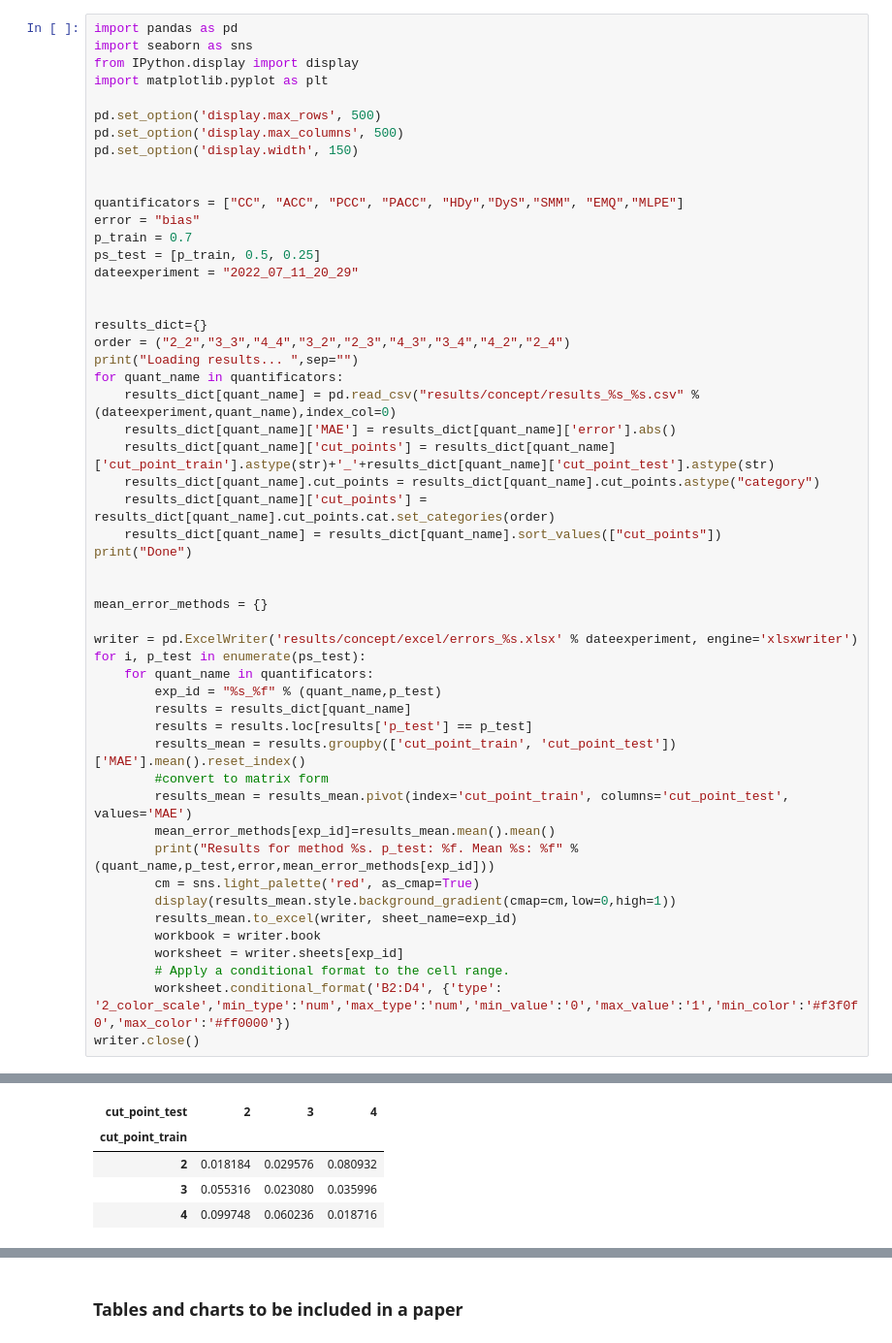
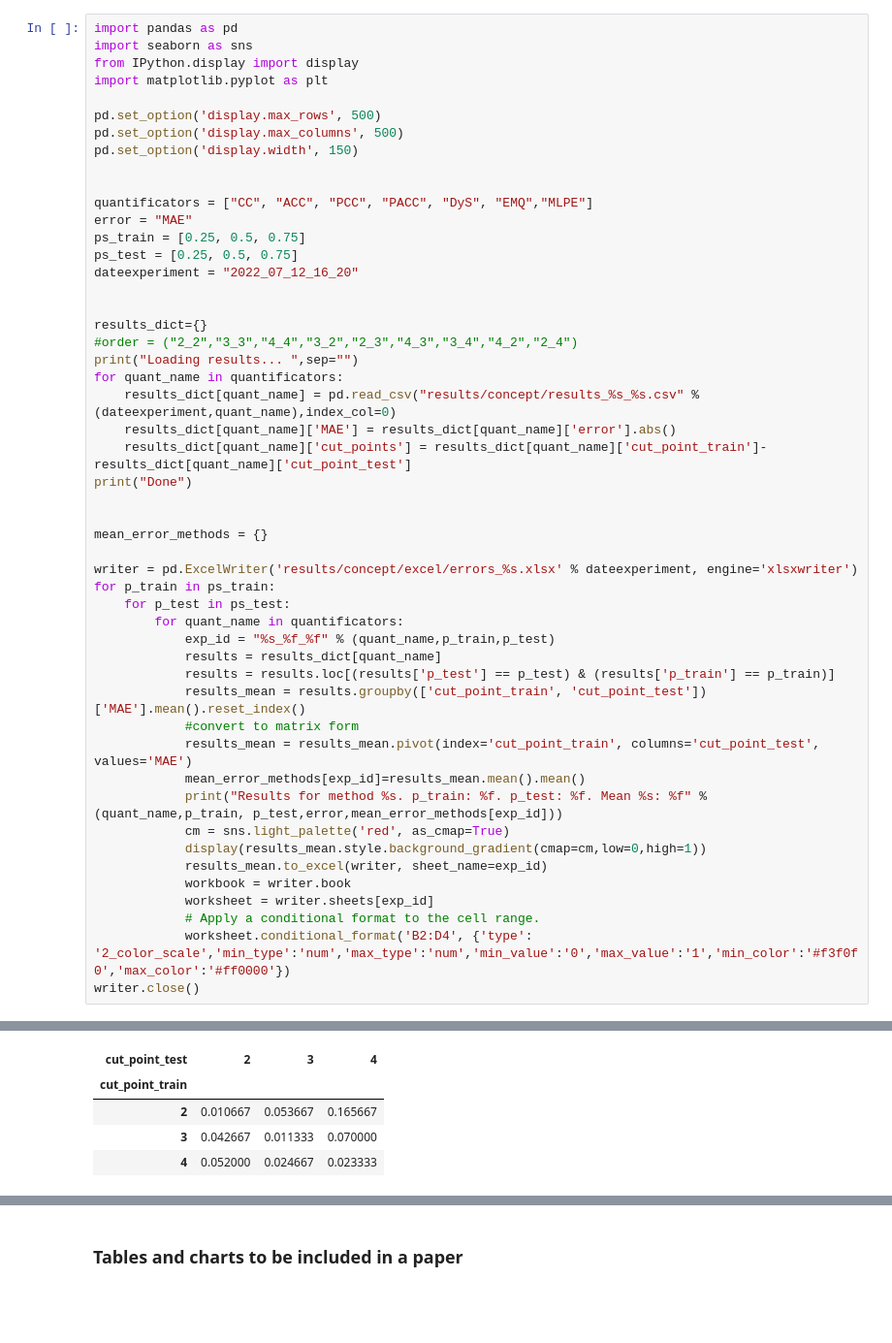
Before and after one commit to pglez82/quant_datasetshift, a Jupyter notebook: analyze_results_concept.ipynb, the cells around one changed output, grey strips where cells are left out. Shown at 97% size. Drawn from its saved outputs; the diff is of its cells as text; blank space fills up the shorter version.

```diff
--- a/analyze_results_concept.ipynb
+++ b/analyze_results_concept.ipynb
@@ -9,46 +9,44 @@ pd.set_option('display.max_columns', 500)
 pd.set_option('display.width', 150)
 
 
-quantificators = ["CC", "ACC", "PCC", "PACC", "HDy","DyS","SMM", "EMQ","MLPE"]
-error = "bias"
-p_train = 0.7
-ps_test = [p_train, 0.5, 0.25]
-dateexperiment = "2022_07_11_20_29"
+quantificators = ["CC", "ACC", "PCC", "PACC", "DyS", "EMQ","MLPE"]
+error = "MAE"
+ps_train = [0.25, 0.5, 0.75]
+ps_test = [0.25, 0.5, 0.75]
+dateexperiment = "2022_07_12_16_20"
 
 
 results_dict={}
-order = ("2_2","3_3","4_4","3_2","2_3","4_3","3_4","4_2","2_4")
+#order = ("2_2","3_3","4_4","3_2","2_3","4_3","3_4","4_2","2_4")
 print("Loading results... ",sep="")
 for quant_name in quantificators:
     results_dict[quant_name] = pd.read_csv("results/concept/results_%s_%s.csv" % (dateexperiment,quant_name),index_col=0)
     results_dict[quant_name]['MAE'] = results_dict[quant_name]['error'].abs()
-    results_dict[quant_name]['cut_points'] = results_dict[quant_name]['cut_point_train'].astype(str)+'_'+results_dict[quant_name]['cut_point_test'].astype(str)
-    results_dict[quant_name].cut_points = results_dict[quant_name].cut_points.astype("category")
-    results_dict[quant_name]['cut_points'] = results_dict[quant_name].cut_points.cat.set_categories(order)
-    results_dict[quant_name] = results_dict[quant_name].sort_values(["cut_points"])
+    results_dict[quant_name]['cut_points'] = results_dict[quant_name]['cut_point_train']-results_dict[quant_name]['cut_point_test']
 print("Done")
 
 
 mean_error_methods = {}
 
 writer = pd.ExcelWriter('results/concept/excel/errors_%s.xlsx' % dateexperiment, engine='xlsxwriter')
-for i, p_test in enumerate(ps_test):
-    for quant_name in quantificators:
-        exp_id = "%s_%f" % (quant_name,p_test)
-        results = results_dict[quant_name]
-        results = results.loc[results['p_test'] == p_test]
-        results_mean = results.groupby(['cut_point_train', 'cut_point_test'])['MAE'].mean().reset_index()
-        #convert to matrix form
-        results_mean = results_mean.pivot(index='cut_point_train', columns='cut_point_test', values='MAE')
-        mean_error_methods[exp_id]=results_mean.mean().mean()
-        print("Results for method %s. p_test: %f. Mean %s: %f" % (quant_name,p_test,error,mean_error_methods[exp_id]))
-        cm = sns.light_palette('red', as_cmap=True)
-        display(results_mean.style.background_gradient(cmap=cm,low=0,high=1))
-        results_mean.to_excel(writer, sheet_name=exp_id)
-        workbook = writer.book
-        worksheet = writer.sheets[exp_id]
-        # Apply a conditional format to the cell range.
-        worksheet.conditional_format('B2:D4', {'type': '2_color_scale','min_type':'num','max_type':'num','min_value':'0','max_value':'1','min_color':'#f3f0f0','max_color':'#ff0000'})
+for p_train in ps_train:
+    for p_test in ps_test:
+        for quant_name in quantificators:
+            exp_id = "%s_%f_%f" % (quant_name,p_train,p_test)
+            results = results_dict[quant_name]
+            results = results.loc[(results['p_test'] == p_test) & (results['p_train'] == p_train)]
+            results_mean = results.groupby(['cut_point_train', 'cut_point_test'])['MAE'].mean().reset_index()
+            #convert to matrix form
+            results_mean = results_mean.pivot(index='cut_point_train', columns='cut_point_test', values='MAE')
+            mean_error_methods[exp_id]=results_mean.mean().mean()
+            print("Results for method %s. p_train: %f. p_test: %f. Mean %s: %f" % (quant_name,p_train, p_test,error,mean_error_methods[exp_id]))
+            cm = sns.light_palette('red', as_cmap=True)
+            display(results_mean.style.background_gradient(cmap=cm,low=0,high=1))
+            results_mean.to_excel(writer, sheet_name=exp_id)
+            workbook = writer.book
+            worksheet = writer.sheets[exp_id]
+            # Apply a conditional format to the cell range.
+            worksheet.conditional_format('B2:D4', {'type': '2_color_scale','min_type':'num','max_type':'num','min_value':'0','max_value':'1','min_color':'#f3f0f0','max_color':'#ff0000'})
 writer.close()
 # %% [output]
 Loading results...
@@ -57,5 +55,5 @@ Results for method CC. p_test: 0.700000. Mean bias: 0.046865
 | cut_point_test | 2 | 3 | 4 |
 | cut_point_train |  |  |  |
-| 2 | 0.018184 | 0.029576 | 0.080932 |
-| 3 | 0.055316 | 0.023080 | 0.035996 |
-| 4 | 0.099748 | 0.060236 | 0.018716 |
+| 2 | 0.010667 | 0.053667 | 0.165667 |
+| 3 | 0.042667 | 0.011333 | 0.070000 |
+| 4 | 0.052000 | 0.024667 | 0.023333 |
```
Also changed, not shown: parts of 6 cells of this notebook, 4 other files.
